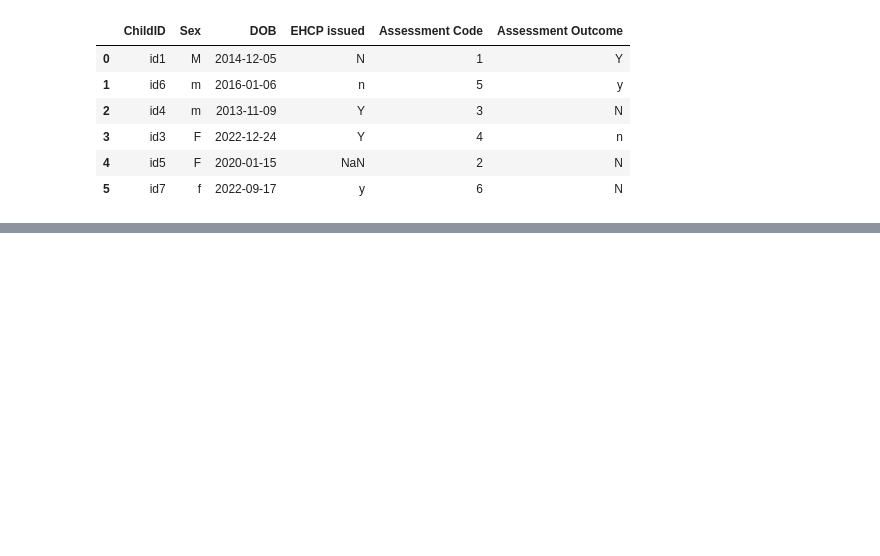
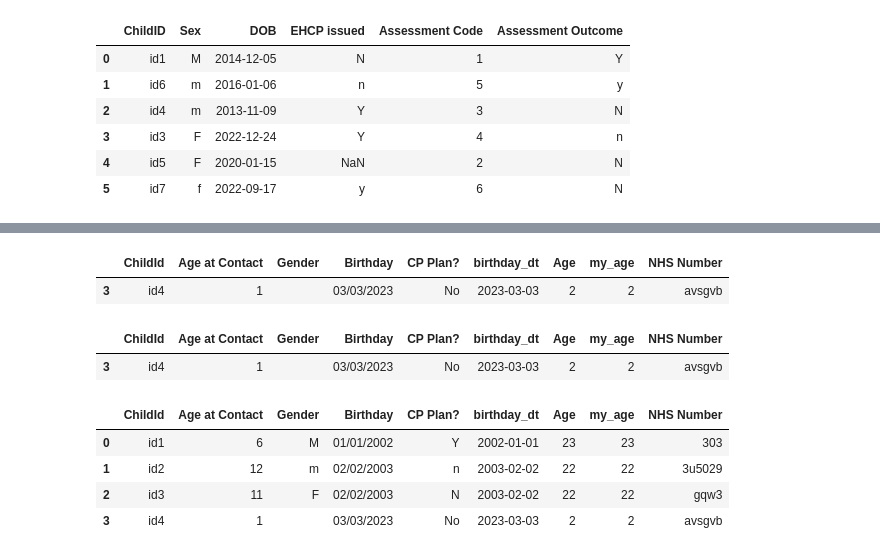
Before and after one commit to SamHamlyn/d21-py-tutorial-sh1, a Jupyter notebook: Sessions/session_4.ipynb, the cells around one changed output, grey strips where cells are left out. Cells and saved outputs as stored; diff of their text form; code cells hidden in the pictures; blank space fills up the shorter version.

```diff
--- a/Sessions/session_4.ipynb
+++ b/Sessions/session_4.ipynb
@@ -343,0 +360,50 @@ Sessions/session_4.ipynb
+# %%
+# Less than Condition - <
+under_5_cond = child_info['Age']<5
+
+under_5_cond # This will return a list of True, False, etc for each row in the condition.
+
+under_5_df = child_info[under_5_cond] # select the child info table when the condition is true
+
+under_5_df
+# %% [output]
+|  | ChildId | Age at Contact | Gender | Birthday | CP Plan? | birthday_dt | Age | my_age | NHS Number |
+| 3 | id4 | 1 |  | 03/03/2023 | No | 2023-03-03 | 2 | 2 | avsgvb |
+# %%
+#If want over 5 could you > greate than. or could use the opposite of the under 5 condition with the ~ negate / opposite symbol
+
+over_5_df = child_info[~ under_5_cond]
+
+over_5_df
+
+# if we want 5 & Under
+
+five_and_under = child_info['Age'] <=5
+
+ages_5_and_under_df = child_info[five_and_under]
+
+ages_5_and_under_df
+# %% [output]
+|  | ChildId | Age at Contact | Gender | Birthday | CP Plan? | birthday_dt | Age | my_age | NHS Number |
+| 3 | id4 | 1 |  | 03/03/2023 | No | 2023-03-03 | 2 | 2 | avsgvb |
+# %%
+# What about multiple conditions.
+
+# | is OR
+# & is AND
+# the words AND and OR do work but they work slightly differently as the | & are bitwise
+
+over_5_cond = child_info['Age'] >5
+under_20_cond = child_info['Age'] <20
+between_5_20 = child_info[over_5_cond & under_20_cond]
+between_5_20
+
+# not_between_5_20 = child_info[~over_5_cond | ~under_20_cond]
+not_between_5_20 = child_info[ (child_info['Age']<5) | (child_info['Age']>20)]
+not_between_5_20
+# %% [output]
+|  | ChildId | Age at Contact | Gender | Birthday | CP Plan? | birthday_dt | Age | my_age | NHS Number |
+| 0 | id1 | 6 | M | 01/01/2002 | Y | 2002-01-01 | 23 | 23 | 303 |
+| 1 | id2 | 12 | m | 02/02/2003 | n | 2003-02-02 | 22 | 22 | 3u5029 |
+| 2 | id3 | 11 | F | 02/02/2003 | N | 2003-02-02 | 22 | 22 | gqw3 |
+| 3 | id4 | 1 |  | 03/03/2023 | No | 2023-03-03 | 2 | 2 | avsgvb |
```
Also changed, not shown: parts of 4 cells of this notebook, 1 other file.
